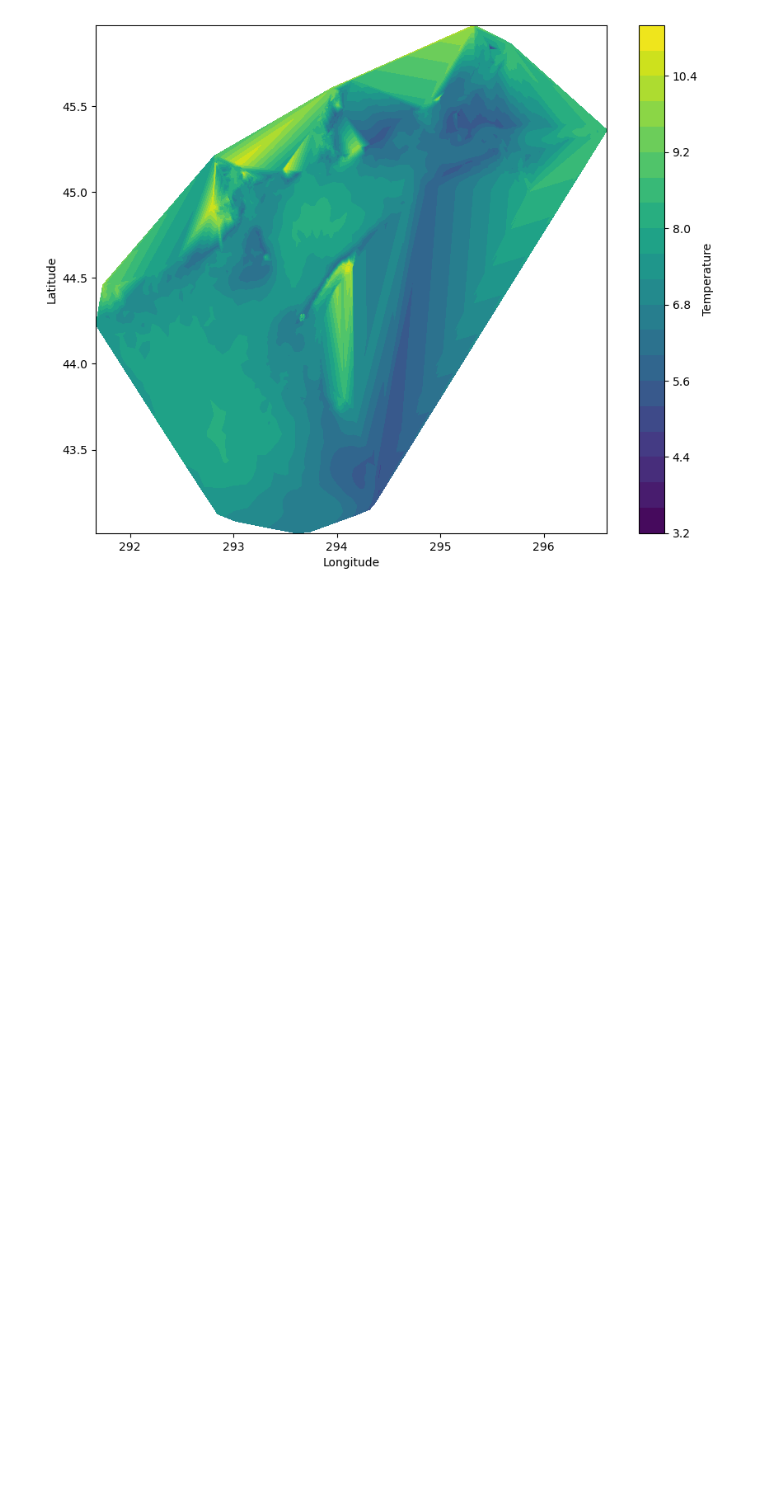
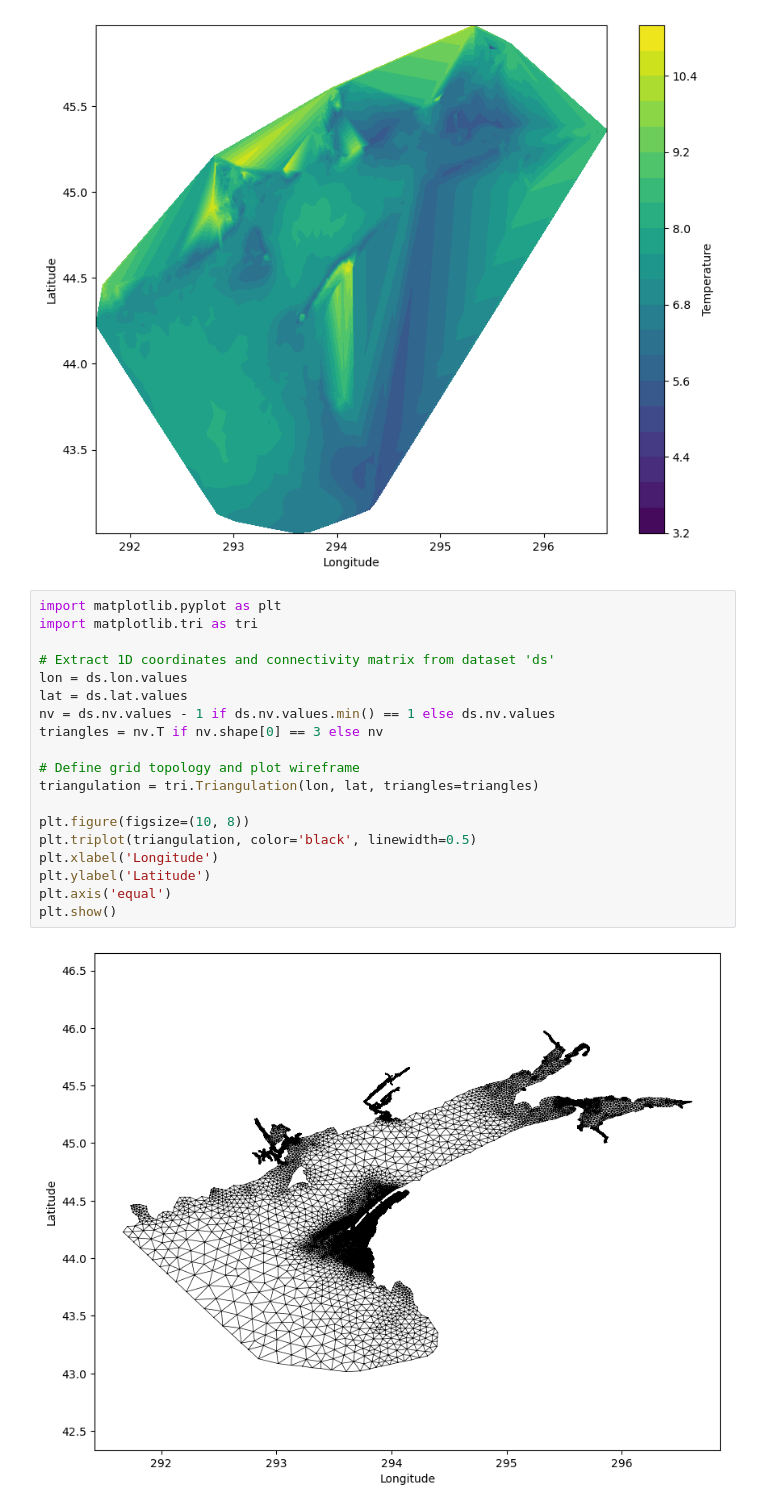
Before and after one commit to oceanhackweek/ohw26_model_downsampling, a Jupyter notebook: contributor_folders/faizan/explore_fvcoms_data.ipynb, the cells around one changed output. Drawn from its saved outputs; the diff is of its cells as text; blank space fills up the shorter version.

```diff
--- a/contributor_folders/faizan/explore_fvcoms_data.ipynb
+++ b/contributor_folders/faizan/explore_fvcoms_data.ipynb
@@ -116,3 +197,24 @@ plt.ylabel('Latitude')
 plt.show()
 # %% [output]
 [figure]
+# %%
+import matplotlib.pyplot as plt
+import matplotlib.tri as tri
+
+# Extract 1D coordinates and connectivity matrix from dataset 'ds'
+lon = ds.lon.values
+lat = ds.lat.values
+nv = ds.nv.values - 1 if ds.nv.values.min() == 1 else ds.nv.values
+triangles = nv.T if nv.shape[0] == 3 else nv
+
+# Define grid topology and plot wireframe
+triangulation = tri.Triangulation(lon, lat, triangles=triangles)
+
+plt.figure(figsize=(10, 8))
+plt.triplot(triangulation, color='black', linewidth=0.5)
+plt.xlabel('Longitude')
+plt.ylabel('Latitude')
+plt.axis('equal')
+plt.show()
+# %% [output]
+[figure, added]
```
Also changed, not shown: parts of 10 cells of this notebook, 3 other files.
